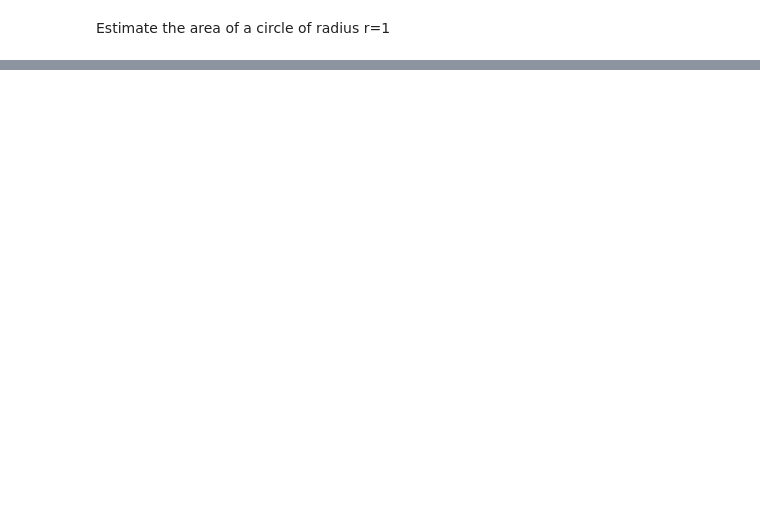
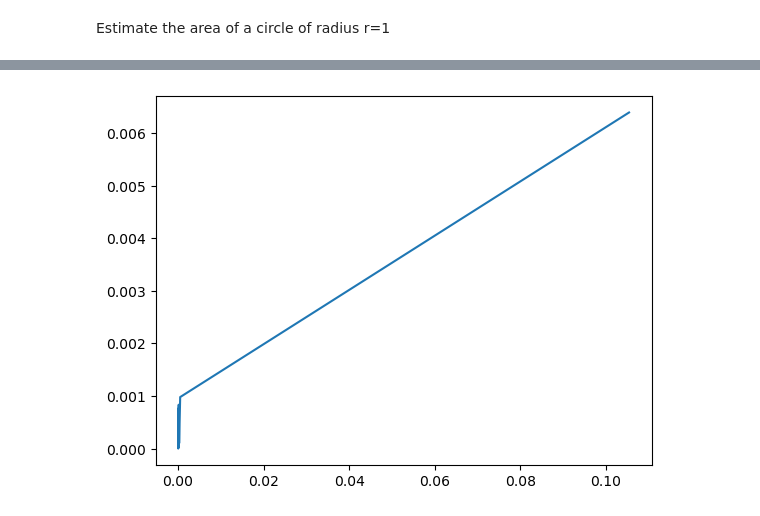
Before and after one commit to eustejl/Numerical_Methods_II, a Jupyter notebook: lec_01.ipynb, the cells around one changed output, grey strips where cells are left out. Drawn from its saved outputs; the diff is of its cells as text; code cells hidden in the pictures; blank space fills up the shorter version.

```diff
--- a/lec_01.ipynb
+++ b/lec_01.ipynb
@@ -34,0 +35,4 @@ plt.plot(m_values,abs(np.array(areas)-np.pi))
+# %%
+plt.plot(1/np.sqrt(m_values*(m_values-1)),abs(np.array(areas)-np.pi));
+# %% [output]
+[figure, added]
```
Also changed, not shown: parts of 3 cells of this notebook.
